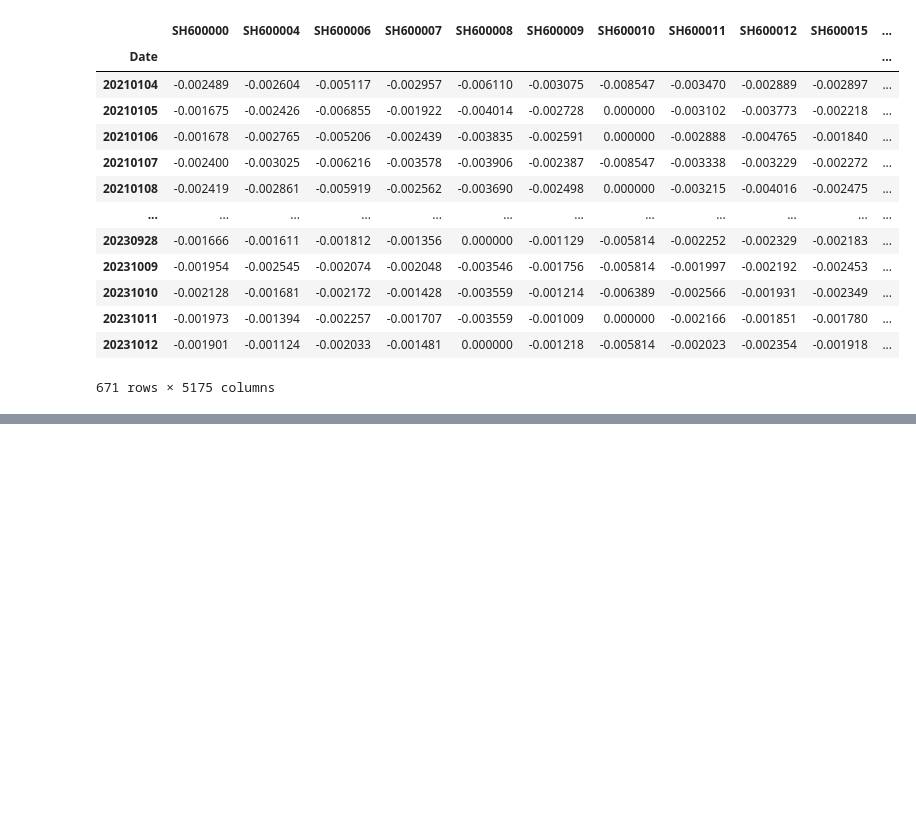
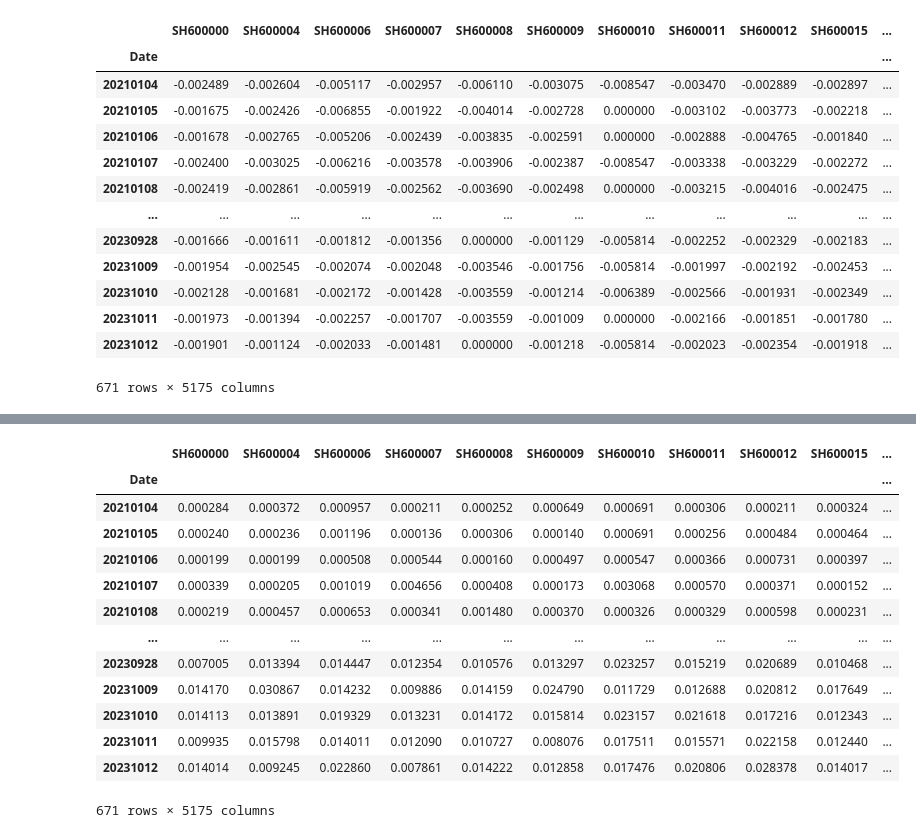
Before and after one commit to ForestMayJun/Quant, a Jupyter notebook: minute_alpha/alpha_interday_cVar.ipynb, the cells around one changed output, grey strips where cells are left out. Cells and saved outputs as stored; diff of their text form; code cells hidden in the pictures; blank space fills up the shorter version.

```diff
--- a/minute_alpha/alpha_interday_cVar.ipynb
+++ b/minute_alpha/alpha_interday_cVar.ipynb
@@ -183,0 +268,14 @@ cvar.to_csv('/mnt/datadisk2/aglv/aglv/lab_aglv/aglv_factor/factor_829/interday_c
+# %%
+def long_short_return_v2(df:pd.DataFrame, window=15):
+    '''
+    日内单侧行情, 衡量多空博弈力量, 判断急涨急跌
+    '''
+    def _long_short_return(data:pd.DataFrame):
+        data = data.pct_change().fillna(0)
+        data_mean_sum = data.rolling(window).sum().fillna(0)
+        return data_mean_sum.max() - data_mean_sum.min()
+
+    return df.groupby(level='Date').progress_apply(_long_short_return)
+# %%
+ls_23 = long_short_return_v2(open2023)
+ls_23
@@ -183,0 +316,18 @@ cvar.to_csv('/mnt/datadisk2/aglv/aglv/lab_aglv/aglv_factor/factor_829/interday_c
+# %%
+ls_21_23 = pd.concat([ls_21_22, ls_23])
+ls_21_23
+# %% [output]
+|  | SH600000 | SH600004 | SH600006 | SH600007 | SH600008 | SH600009 | SH600010 | SH600011 | SH600012 | SH600015 | ... |
+| Date |  |  |  |  |  |  |  |  |  |  | ... |
+| 20210104 | 0.000284 | 0.000372 | 0.000957 | 0.000211 | 0.000252 | 0.000649 | 0.000691 | 0.000306 | 0.000211 | 0.000324 | ... |
+| 20210105 | 0.000240 | 0.000236 | 0.001196 | 0.000136 | 0.000306 | 0.000140 | 0.000691 | 0.000256 | 0.000484 | 0.000464 | ... |
+| 20210106 | 0.000199 | 0.000199 | 0.000508 | 0.000544 | 0.000160 | 0.000497 | 0.000547 | 0.000366 | 0.000731 | 0.000397 | ... |
+| 20210107 | 0.000339 | 0.000205 | 0.001019 | 0.004656 | 0.000408 | 0.000173 | 0.003068 | 0.000570 | 0.000371 | 0.000152 | ... |
+| 20210108 | 0.000219 | 0.000457 | 0.000653 | 0.000341 | 0.001480 | 0.000370 | 0.000326 | 0.000329 | 0.000598 | 0.000231 | ... |
+| ... | ... | ... | ... | ... | ... | ... | ... | ... | ... | ... | ... |
+| 20230928 | 0.007005 | 0.013394 | 0.014447 | 0.012354 | 0.010576 | 0.013297 | 0.023257 | 0.015219 | 0.020689 | 0.010468 | ... |
+| 20231009 | 0.014170 | 0.030867 | 0.014232 | 0.009886 | 0.014159 | 0.024790 | 0.011729 | 0.012688 | 0.020812 | 0.017649 | ... |
+| 20231010 | 0.014113 | 0.013891 | 0.019329 | 0.013231 | 0.014172 | 0.015814 | 0.023157 | 0.021618 | 0.017216 | 0.012343 | ... |
+| 20231011 | 0.009935 | 0.015798 | 0.014011 | 0.012090 | 0.010727 | 0.008076 | 0.017511 | 0.015571 | 0.022158 | 0.012440 | ... |
+| 20231012 | 0.014014 | 0.009245 | 0.022860 | 0.007861 | 0.014222 | 0.012858 | 0.017476 | 0.020806 | 0.028378 | 0.014017 | ... |
+671 rows × 5175 columns
```
Also changed, not shown: parts of 7 cells of this notebook, 4 other files.
